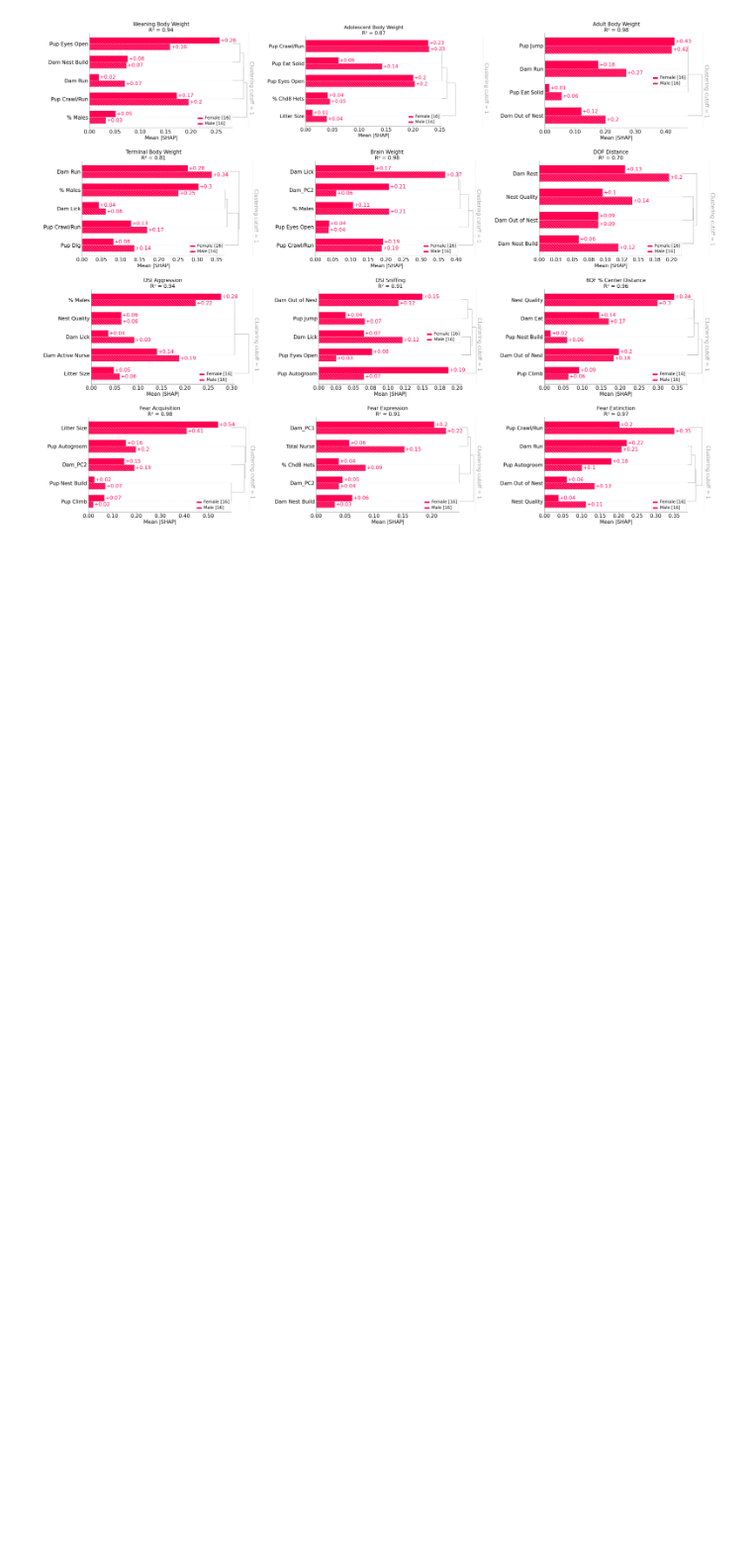
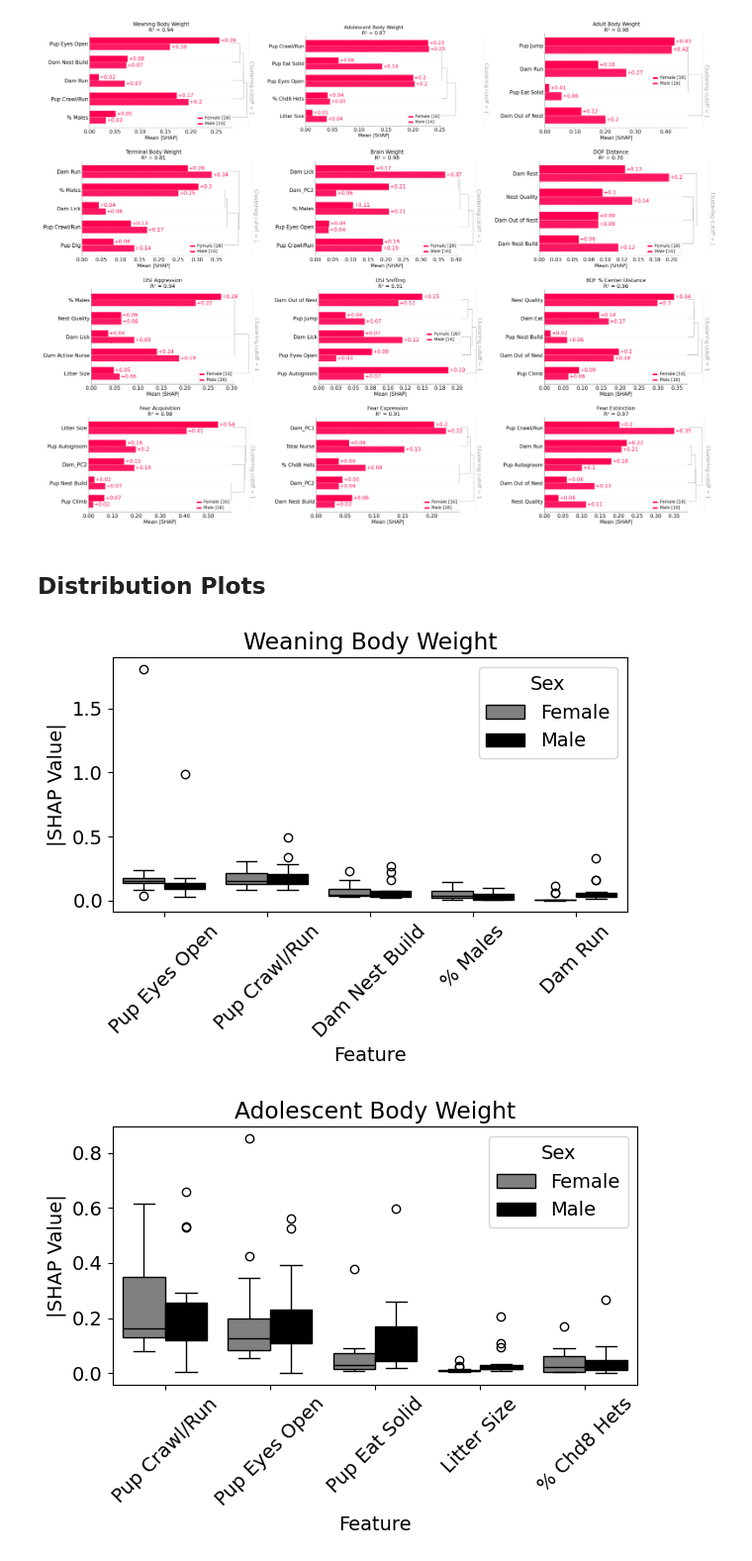
Before and after one commit to adidust4/Offspring-genetic-diversity-Chd8-haploinsufficiency, a Jupyter notebook: data_visualization.ipynb, the cells around one changed output. Shown at 99% size. Saved outputs shown, nothing was run; the diff lists cells and outputs as text; code cells hidden in the pictures; blank space fills up the shorter version.

Commit message:
add boxplot code

```diff
--- a/data_visualization.ipynb
+++ b/data_visualization.ipynb
@@ -223,3 +224,5 @@ plt.rc('font', size=14)
 plt.show()
 # %% [output]
 [figure]
+# %% [markdown]
+## Distribution Plots
@@ -225,0 +247,60 @@ plt.show()
+# %%
+def get_cohorts(x_filtered, shap_values_filtered):
+    # Define sex cohorts for shading
+    sex = ['Male' if x_filtered.iloc[i]['Sex'] == 0 else 'Female' for i in range(x_filtered.shape[0])]
+
+    # Exclude 'Sex' column from features
+    x_no_sex = x_filtered.drop(columns=['Sex'])
+
+    # Filter SHAP values to exclude 'Sex'
+    feature_names = x_filtered.columns.tolist()
+    valid_features = [name for name in feature_names if name != 'Sex']
+    feature_indices = [x_filtered.columns.get_loc(name) for name in valid_features]
+    shap_vals_no_sex = shap_values_filtered[:, feature_indices]
+
+    shap_values_explanation = shap.Explanation(values=shap_vals_no_sex,
+                                                data=x_no_sex,
+                                                feature_names=x_no_sex.columns)
+
+    return shap_values_explanation.cohorts(sex).abs
+# %%
+for target in target_variables:
+    y = chd8_het_effect[target]
+    x = chd8_het_effect[['Nest Quality', 'Dam Active Nurse', 'Dam Run',
+        'Dam Eat', 'Dam Lick', 'Dam Nest Build', 'Dam Out of Nest',
+        'Dam Passive Nurse', 'Dam Rest', 'Total Nurse', 'Dam_PC1', 'Dam_PC2',
+        'Pup Climb', 'Pup Crawl/Run', 'Pup Dig', 'Pup Autogroom',
+        'Pup Eat Solid', 'Pup Eyes Open', 'Pup Jump', 'Pup L/G',
+        'Pup Nest Build', 'Litter Size', '% Chd8 Hets', '% Males', 'Sex']]
+
+    # Delete parts of SHAP tree with values of ~0
+    x_filtered = x
+    zeros = True
+    while zeros:
+        shap_values_filtered, x_filtered, tree_filtered = get_shap_tree(x_filtered, y)
+        if np.all(np.abs(shap_values_filtered).mean(axis=0) >= 0.01):
+            zeros = False
+
+    # Get cohorts
+    cohorts =  get_cohorts(x_filtered, shap_values_filtered)
+    feature_names = x_filtered.columns.tolist()
+    valid_features = [name for name in feature_names if name != 'Sex']
+    cohort_df = get_final_cohort_df(cohorts, valid_features)
+
+    # Make dataframe long-format
+    long_df = cohort_df.melt(id_vars='Sex',
+                         value_vars=valid_features,
+                         var_name='Feature',
+                         value_name='Value')
+
+    # Plot and save graphs
+    sns.boxplot(data=long_df, x='Feature', y='Value', hue='Sex', palette=sns.color_palette(['gray', 'black']))
+    plt.xticks(rotation=45)
+    plt.ylabel('|SHAP Value|')
+    plt.title(target)
+    plt.tight_layout()
+    plt.savefig(f'Images/boxplot_{target}.png', bbox_inches='tight')
+    plt.show()
+# %% [output]
+[figure, added]
+[figure, added]
```
Also changed, not shown: parts of 4 cells of this notebook.
